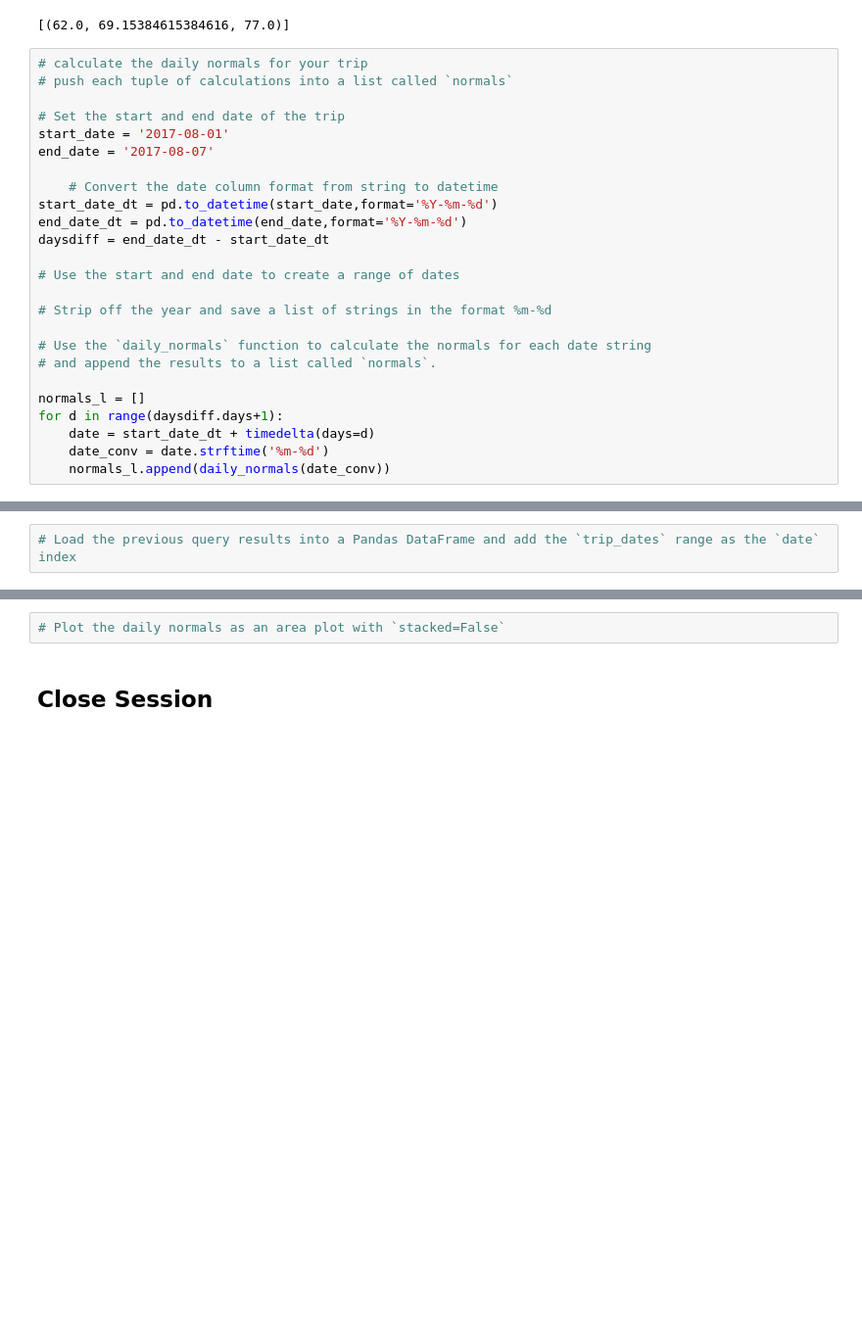
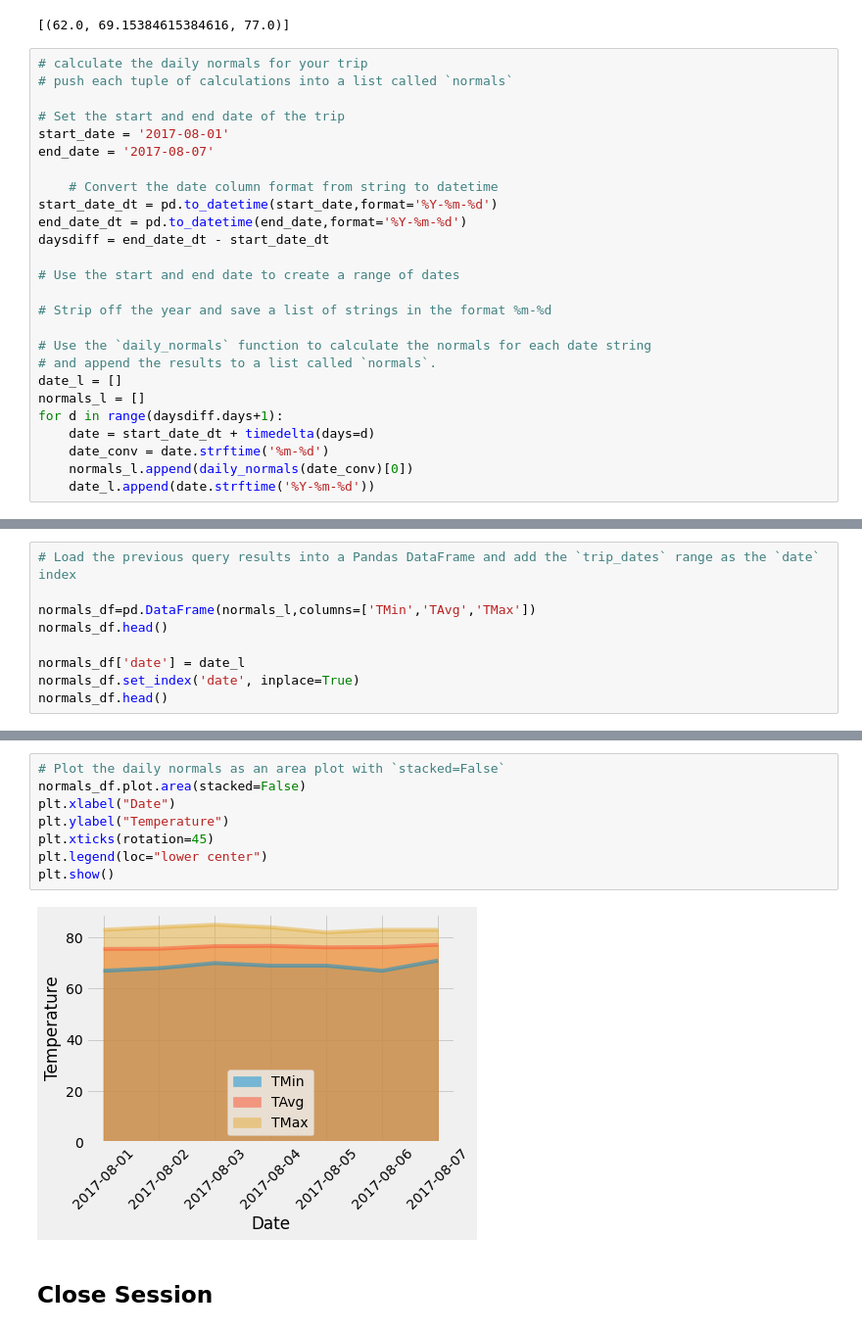
Before and after one commit to GVAlonzo/sqlalchemy-challenge, a Jupyter notebook: temp_analysis_bonus_2.ipynb, the cells around one changed output, grey strips where cells are left out. Shown at 98% size. Drawn from its saved outputs; the diff is of its cells as text; blank space fills up the shorter version.

```diff
--- a/temp_analysis_bonus_2.ipynb
+++ b/temp_analysis_bonus_2.ipynb
@@ -177,9 +177,10 @@ daysdiff = end_date_dt - start_date_dt
 
 # Use the `daily_normals` function to calculate the normals for each date string
 # and append the results to a list called `normals`.
-
+date_l = []
 normals_l = []
 for d in range(daysdiff.days+1):
     date = start_date_dt + timedelta(days=d)
     date_conv = date.strftime('%m-%d')
-    normals_l.append(daily_normals(date_conv))
+    normals_l.append(daily_normals(date_conv)[0])
+    date_l.append(date.strftime('%Y-%m-%d'))
@@ -194,2 +187,9 @@ for d in range(daysdiff.days+1):
 # %%
 # Load the previous query results into a Pandas DataFrame and add the `trip_dates` range as the `date` index
+
+normals_df=pd.DataFrame(normals_l,columns=['TMin','TAvg','TMax'])
+normals_df.head()
+
+normals_df['date'] = date_l
+normals_df.set_index('date', inplace=True)
+normals_df.head()
@@ -196,5 +204,13 @@ for d in range(daysdiff.days+1):
 # %%
 # Plot the daily normals as an area plot with `stacked=False`
+normals_df.plot.area(stacked=False)
+plt.xlabel("Date")
+plt.ylabel("Temperature")
+plt.xticks(rotation=45)
+plt.legend(loc="lower center")
+plt.show()
+# %% [output]
+[figure, added]
 # %% [markdown]
 ## Close Session
 # %%
```
Also changed, not shown: parts of 2 cells of this notebook, 3 other files.
